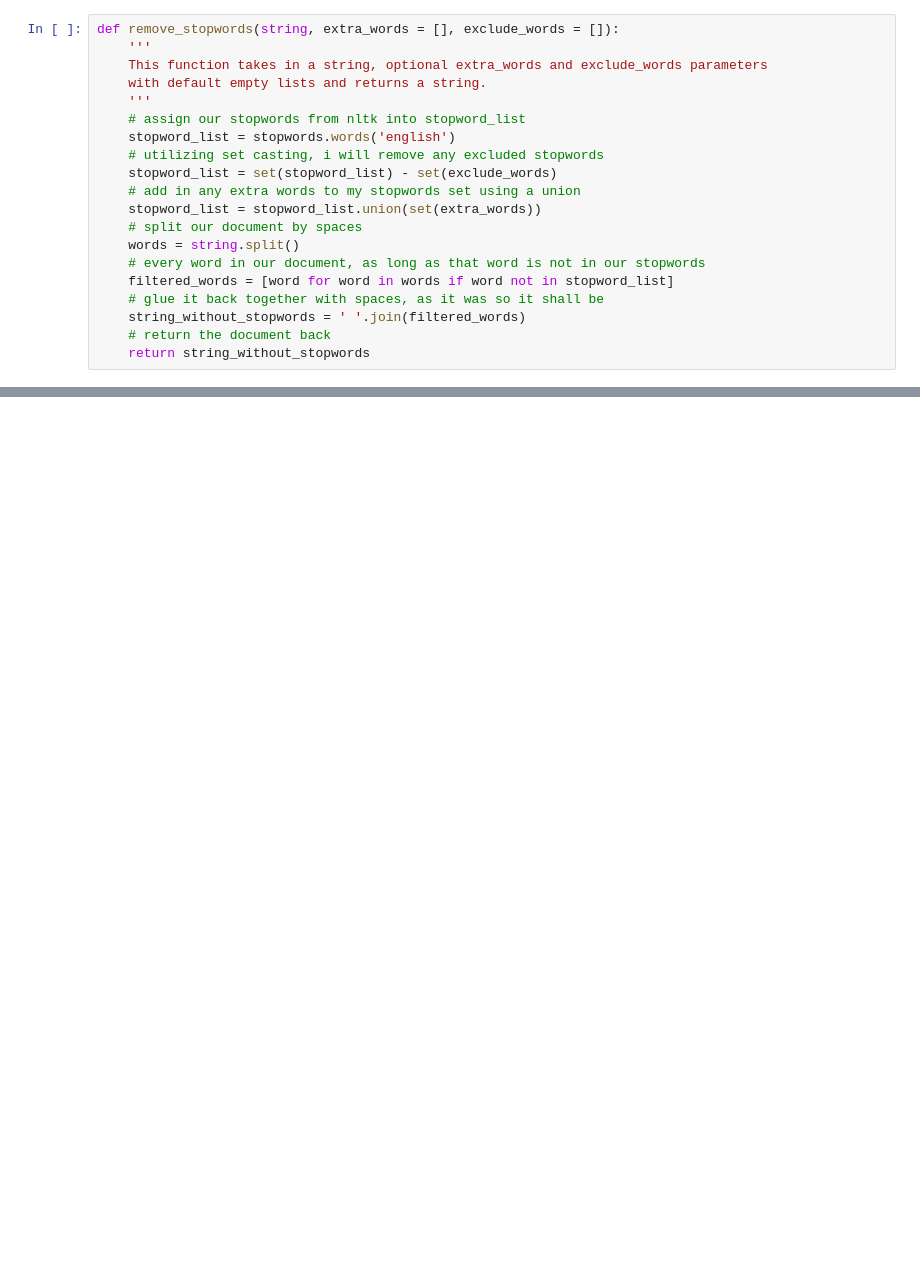
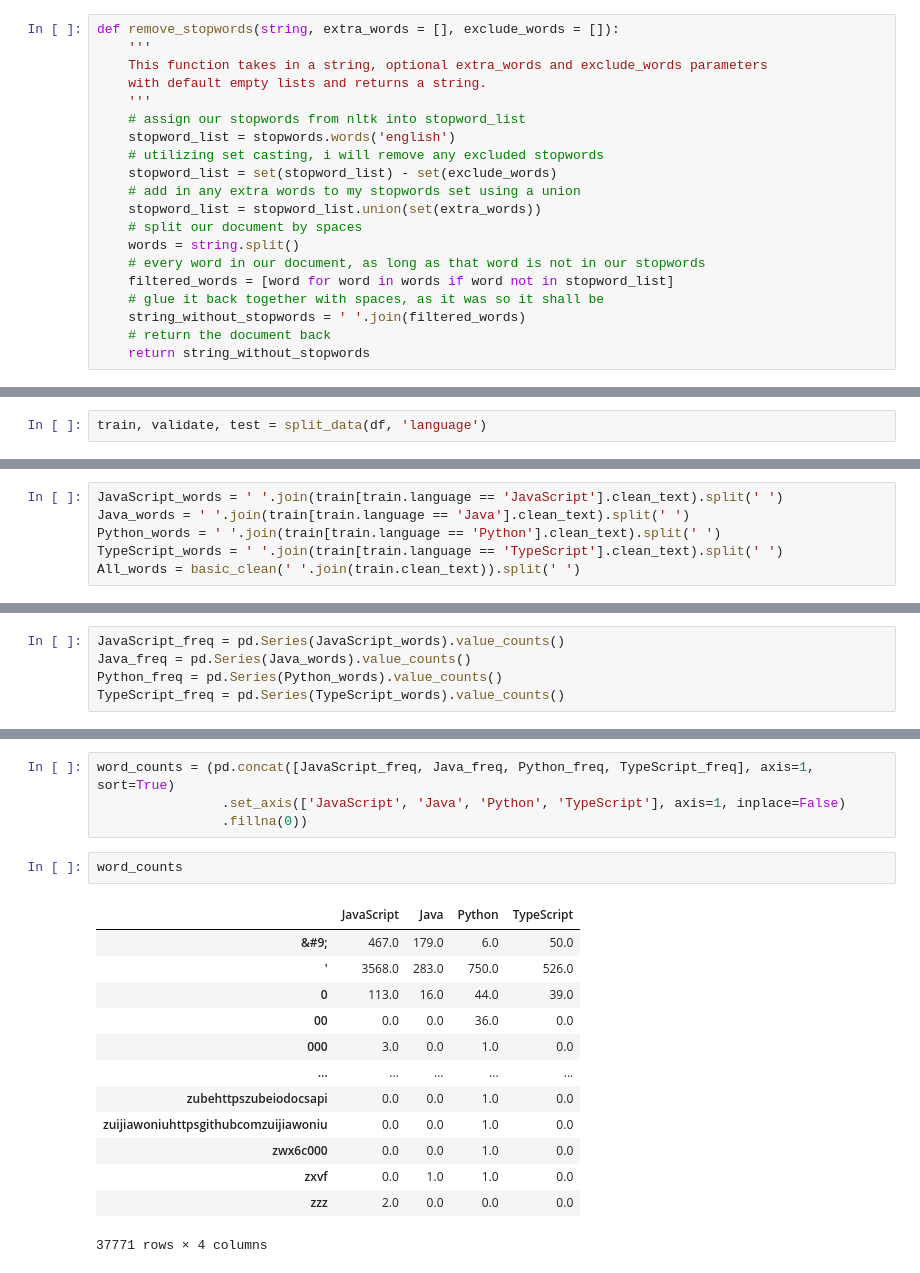
Before and after one commit to NLP-Project-Burton-Yuvia-Yvette/NLP-Project, a Jupyter notebook: webscraping.ipynb, the cells around one changed output, grey strips where cells are left out. Cells and saved outputs as stored; diff of their text form; blank space fills up the shorter version.

```diff
--- a/webscraping.ipynb
+++ b/webscraping.ipynb
@@ -346,0 +345,2 @@ df
+# %%
+train, validate, test = split_data(df, 'language')
@@ -346,0 +355,6 @@ df
+# %%
+JavaScript_words = ' '.join(train[train.language == 'JavaScript'].clean_text).split(' ')
+Java_words = ' '.join(train[train.language == 'Java'].clean_text).split(' ')
+Python_words = ' '.join(train[train.language == 'Python'].clean_text).split(' ')
+TypeScript_words = ' '.join(train[train.language == 'TypeScript'].clean_text).split(' ')
+All_words = basic_clean(' '.join(train.clean_text)).split(' ')
@@ -346,0 +381,5 @@ df
+# %%
+JavaScript_freq = pd.Series(JavaScript_words).value_counts()
+Java_freq = pd.Series(Java_words).value_counts()
+Python_freq = pd.Series(Python_words).value_counts()
+TypeScript_freq = pd.Series(TypeScript_words).value_counts()
@@ -346,0 +401,20 @@ df
+# %%
+word_counts = (pd.concat([JavaScript_freq, Java_freq, Python_freq, TypeScript_freq], axis=1, sort=True)
+                .set_axis(['JavaScript', 'Java', 'Python', 'TypeScript'], axis=1, inplace=False)
+                .fillna(0))
+# %%
+word_counts
+# %% [output]
+|  | JavaScript | Java | Python | TypeScript |
+| &#9; | 467.0 | 179.0 | 6.0 | 50.0 |
+| ' | 3568.0 | 283.0 | 750.0 | 526.0 |
+| 0 | 113.0 | 16.0 | 44.0 | 39.0 |
+| 00 | 0.0 | 0.0 | 36.0 | 0.0 |
+| 000 | 3.0 | 0.0 | 1.0 | 0.0 |
+| ... | ... | ... | ... | ... |
+| zubehttpszubeiodocsapi | 0.0 | 0.0 | 1.0 | 0.0 |
+| zuijiawoniuhttpsgithubcomzuijiawoniu | 0.0 | 0.0 | 1.0 | 0.0 |
+| zwx6c000 | 0.0 | 0.0 | 1.0 | 0.0 |
+| zxvf | 0.0 | 1.0 | 1.0 | 0.0 |
+| zzz | 2.0 | 0.0 | 0.0 | 0.0 |
+37771 rows × 4 columns
```
Also changed, not shown: parts of 28 cells of this notebook.
